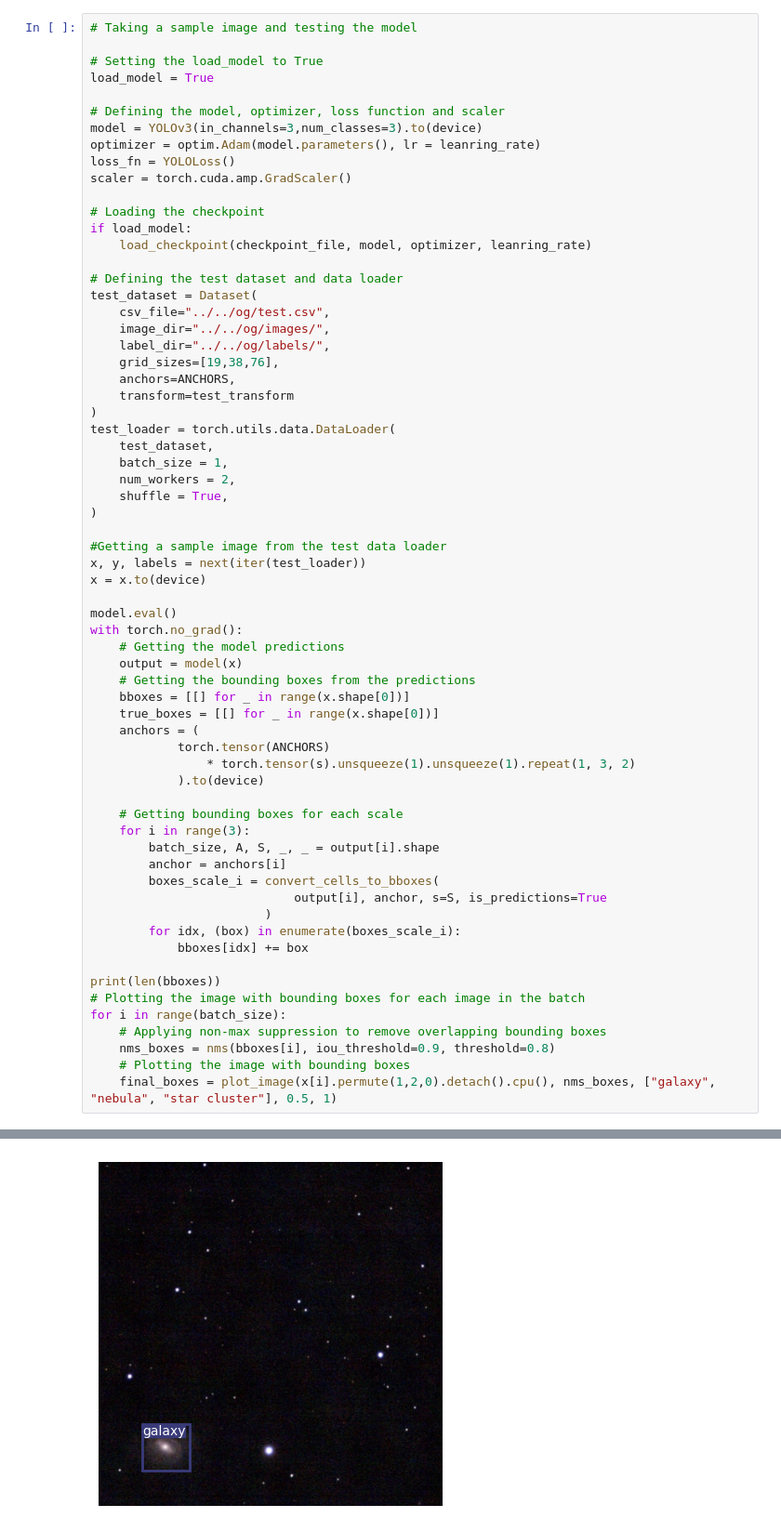
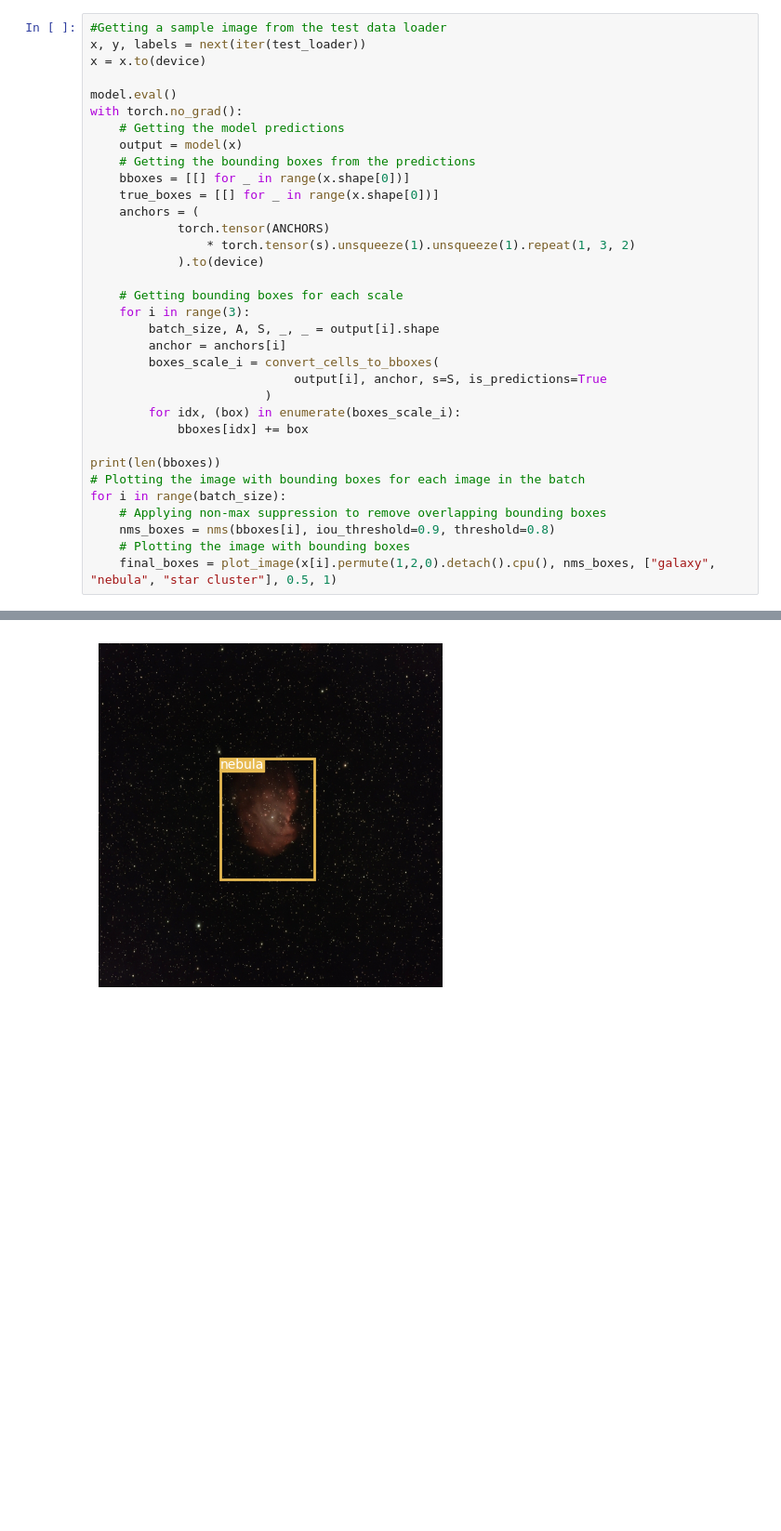
Before and after one commit to Xindictus/cosmic-object-scanner, a Jupyter notebook: model_from_stratch/yolo/demo.ipynb, the cells around one changed output, grey strips where cells are left out. Shown at 93% size. Saved outputs shown, nothing was run; the diff lists cells and outputs as text; blank space fills up the shorter version.

Commit message:
Test results of Custom

```diff
--- a/model_from_stratch/yolo/demo.ipynb
+++ b/model_from_stratch/yolo/demo.ipynb
@@ -78,35 +64,4 @@ scaled_anchors = (
 # %%
-# Taking a sample image and testing the model
-
-# Setting the load_model to True
-load_model = True
-
-# Defining the model, optimizer, loss function and scaler
-model = YOLOv3(in_channels=3,num_classes=3).to(device)
-optimizer = optim.Adam(model.parameters(), lr = leanring_rate)
-loss_fn = YOLOLoss()
-scaler = torch.cuda.amp.GradScaler()
-
-# Loading the checkpoint
-if load_model:
-    load_checkpoint(checkpoint_file, model, optimizer, leanring_rate)
-
-# Defining the test dataset and data loader
-test_dataset = Dataset(
-    csv_file="../../og/test.csv",
-    image_dir="../../og/images/",
-    label_dir="../../og/labels/",
-    grid_sizes=[19,38,76],
-    anchors=ANCHORS,
-    transform=test_transform
-)
-test_loader = torch.utils.data.DataLoader(
-    test_dataset,
-    batch_size = 1,
-    num_workers = 2,
-    shuffle = True,
-)
-
 #Getting a sample image from the test data loader
 x, y, labels = next(iter(test_loader))
 x = x.to(device)
@@ -154 +100 @@ for i in range(batch_size):
-[figure, old version]
+[figure, new version]
```
Also changed, not shown: parts of 10 cells of this notebook, 2 other files.
